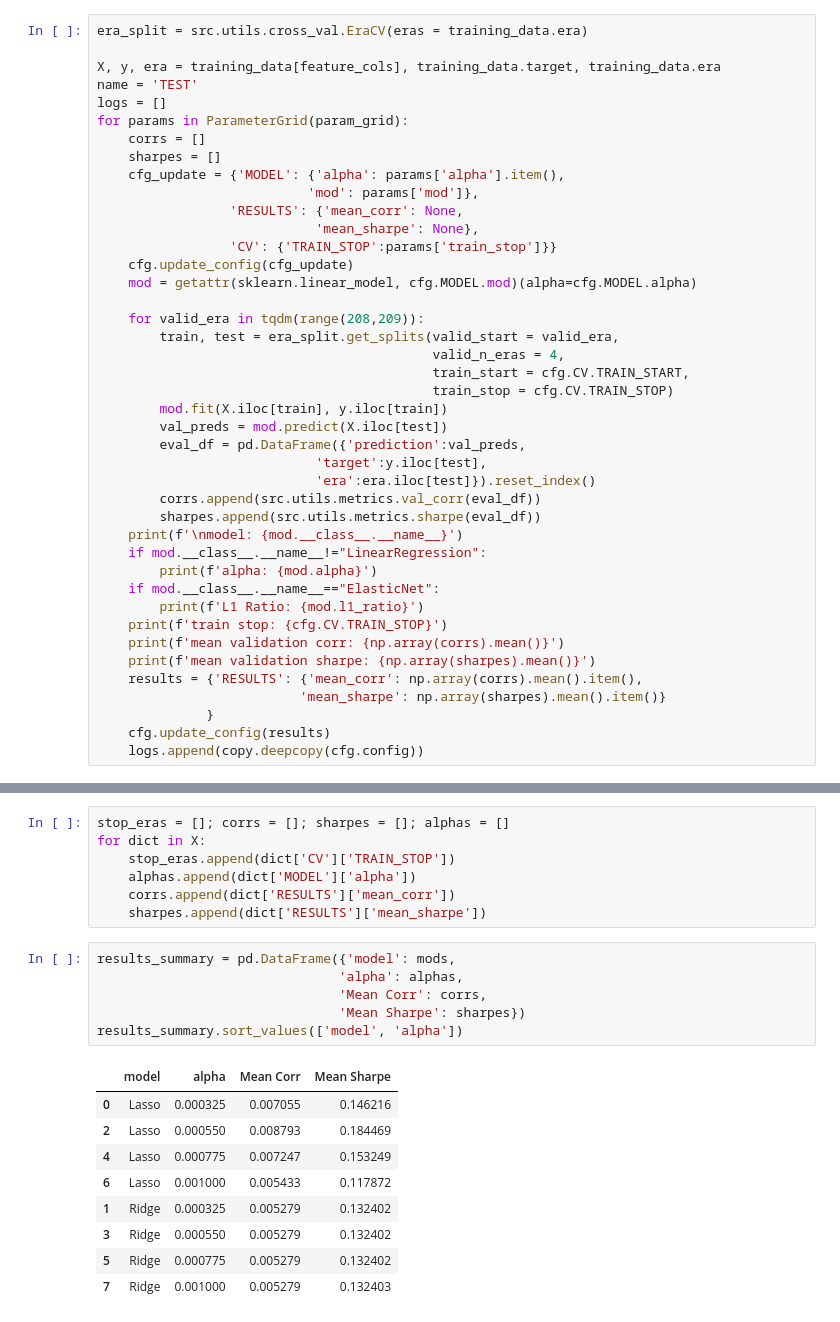
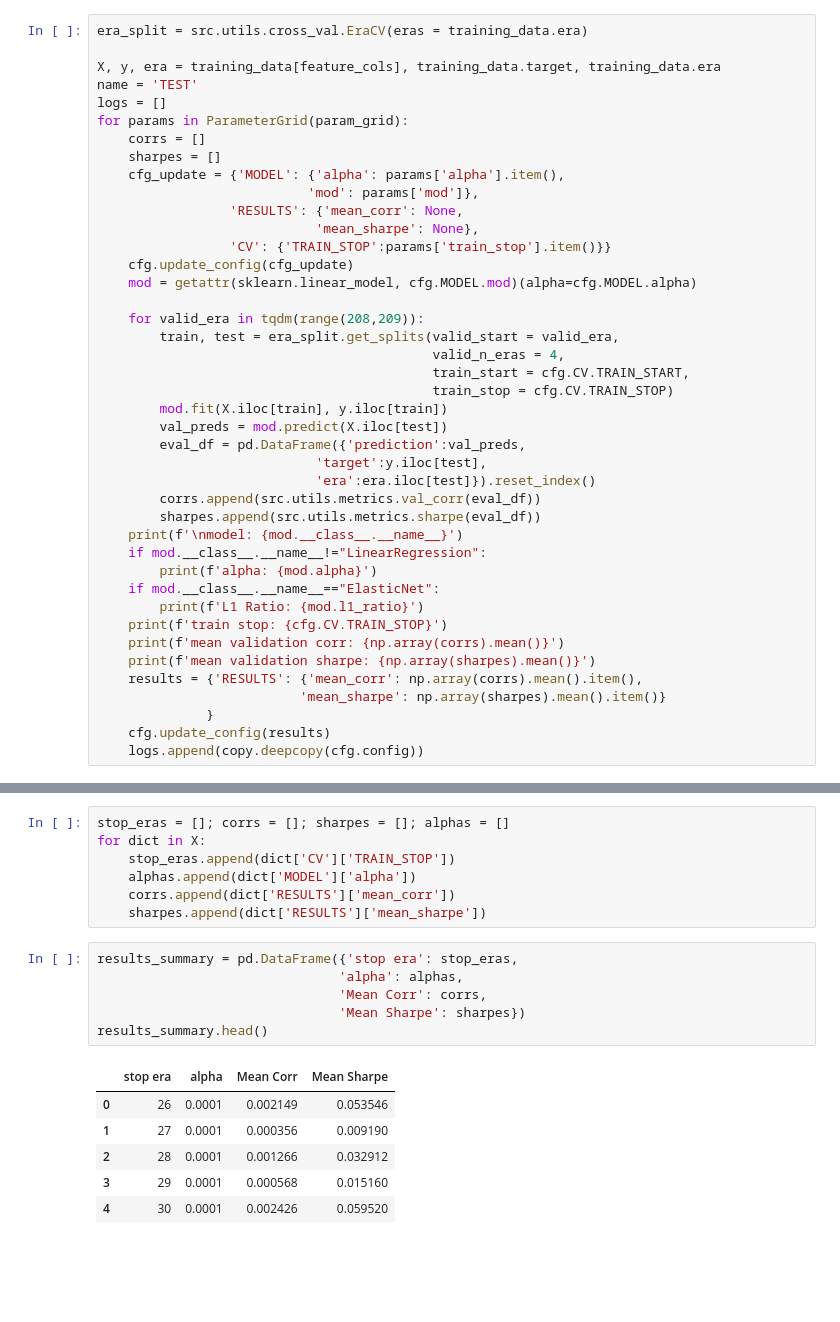
Before and after one commit to djliden/numerai_utils, a Jupyter notebook: notebooks/Template.ipynb, the cells around one changed output, grey strips where cells are left out. Cells and saved outputs as stored; diff of their text form; blank space fills up the shorter version.

```diff
--- a/notebooks/Template.ipynb
+++ b/notebooks/Template.ipynb
@@ -148,7 +172,7 @@ for params in ParameterGrid(param_grid):
                            'mod': params['mod']},
                  'RESULTS': {'mean_corr': None,
                             'mean_sharpe': None},
-                 'CV': {'TRAIN_STOP':params['train_stop']}}
+                 'CV': {'TRAIN_STOP':params['train_stop'].item()}}
     cfg.update_config(cfg_update)
     mod = getattr(sklearn.linear_model, cfg.MODEL.mod)(alpha=cfg.MODEL.alpha)
 
@@ -259,18 +288,15 @@ for dict in X:
     corrs.append(dict['RESULTS']['mean_corr'])
     sharpes.append(dict['RESULTS']['mean_sharpe'])
 # %%
-results_summary = pd.DataFrame({'model': mods,
+results_summary = pd.DataFrame({'stop era': stop_eras,
                                'alpha': alphas,
                                'Mean Corr': corrs,
                                'Mean Sharpe': sharpes})
-results_summary.sort_values(['model', 'alpha'])
+results_summary.head()
 # %% [output]
-|  | model | alpha | Mean Corr | Mean Sharpe |
-| 0 | Lasso | 0.000325 | 0.007055 | 0.146216 |
-| 2 | Lasso | 0.000550 | 0.008793 | 0.184469 |
-| 4 | Lasso | 0.000775 | 0.007247 | 0.153249 |
-| 6 | Lasso | 0.001000 | 0.005433 | 0.117872 |
-| 1 | Ridge | 0.000325 | 0.005279 | 0.132402 |
-| 3 | Ridge | 0.000550 | 0.005279 | 0.132402 |
-| 5 | Ridge | 0.000775 | 0.005279 | 0.132402 |
-| 7 | Ridge | 0.001000 | 0.005279 | 0.132403 |
+|  | stop era | alpha | Mean Corr | Mean Sharpe |
+| 0 | 26 | 0.0001 | 0.002149 | 0.053546 |
+| 1 | 27 | 0.0001 | 0.000356 | 0.009190 |
+| 2 | 28 | 0.0001 | 0.001266 | 0.032912 |
+| 3 | 29 | 0.0001 | 0.000568 | 0.015160 |
+| 4 | 30 | 0.0001 | 0.002426 | 0.059520 |
```
Also changed, not shown: parts of 11 cells of this notebook.
